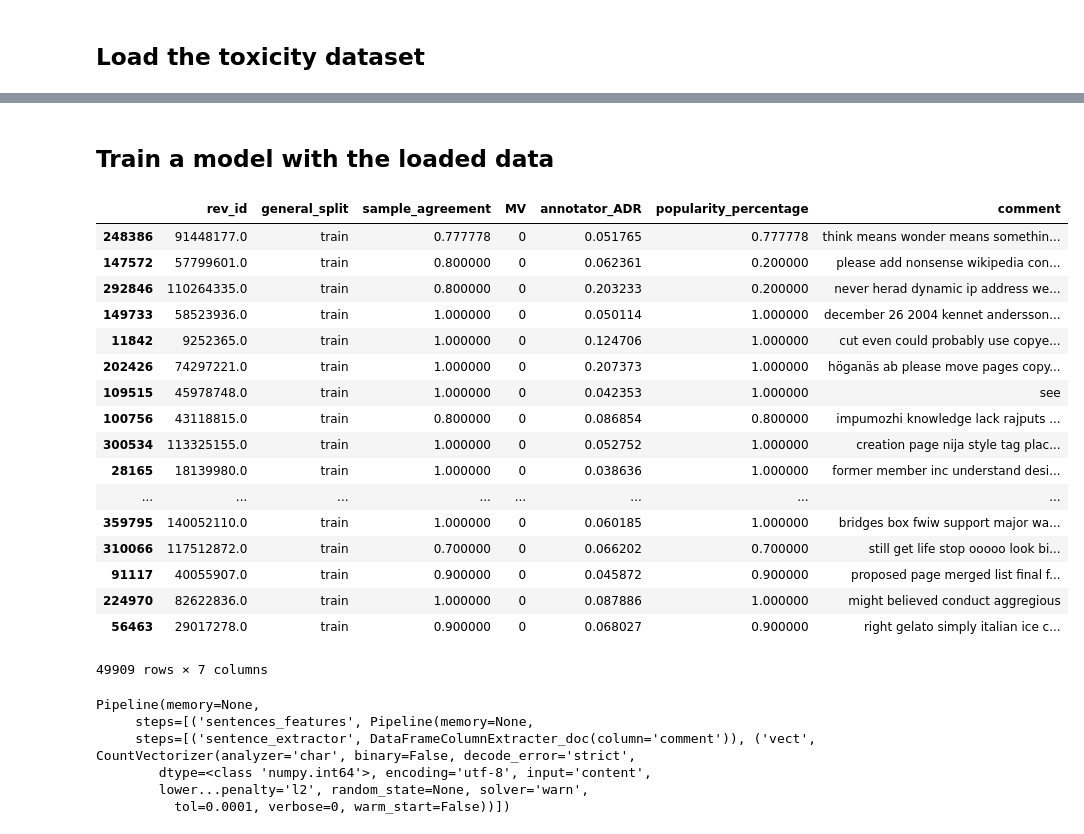
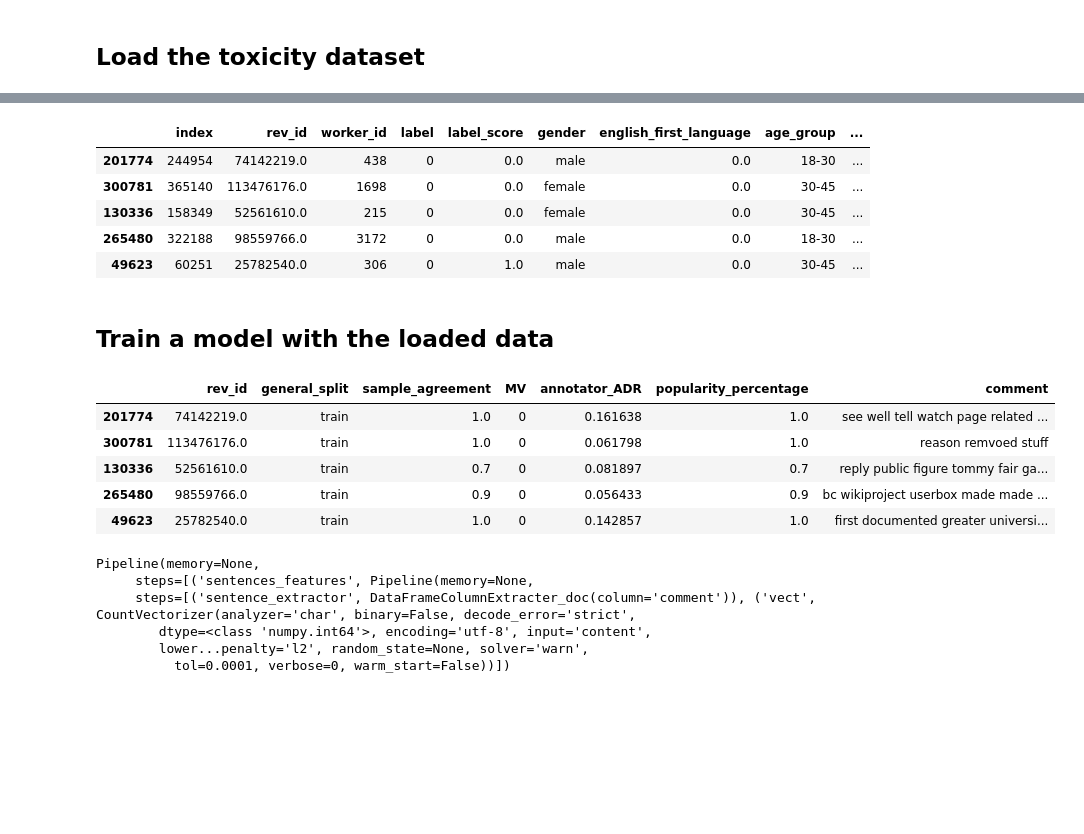
Before and after one commit to agathe-balayn/AIF360, a Jupyter notebook: examples/tutorial_inclusiveness.ipynb, the cells around one changed output, grey strips where cells are left out. Saved outputs shown, nothing was run; the diff lists cells and outputs as text; code cells hidden in the pictures; blank space fills up the shorter version.

```diff
--- a/examples/tutorial_inclusiveness.ipynb
+++ b/examples/tutorial_inclusiveness.ipynb
@@ -72,3 +53,13 @@ dataset_orig_train.dataset
+# %%
+# Check the dataset
+dataset_orig_train.dataset.head()
+# %% [output]
+|  | index | rev_id | worker_id | label | label_score | gender | english_first_language | age_group | ... |
+| 201774 | 244954 | 74142219.0 | 438 | 0 | 0.0 | male | 0.0 | 18-30 | ... |
+| 300781 | 365140 | 113476176.0 | 1698 | 0 | 0.0 | female | 0.0 | 30-45 | ... |
+| 130336 | 158349 | 52561610.0 | 215 | 0 | 0.0 | female | 0.0 | 30-45 | ... |
+| 265480 | 322188 | 98559766.0 | 3172 | 0 | 0.0 | male | 0.0 | 18-30 | ... |
+| 49623 | 60251 | 25782540.0 | 306 | 0 | 1.0 | male | 0.0 | 30-45 | ... |
 # %% [markdown]
 ## Train a model with the loaded data
 # %%
@@ -98,22 +84,10 @@ sequence_length = 100
 # %%
-dataset_train_comments
+dataset_train_comments.head()
 # %% [output]
 |  | rev_id | general_split | sample_agreement | MV | annotator_ADR | popularity_percentage | comment |
-| 248386 | 91448177.0 | train | 0.777778 | 0 | 0.051765 | 0.777778 | think means wonder means somethin... |
-| 147572 | 57799601.0 | train | 0.800000 | 0 | 0.062361 | 0.200000 | please add nonsense wikipedia con... |
-| 292846 | 110264335.0 | train | 0.800000 | 0 | 0.203233 | 0.200000 | never herad dynamic ip address we... |
-| 149733 | 58523936.0 | train | 1.000000 | 0 | 0.050114 | 1.000000 | december 26 2004 kennet andersson... |
-| 11842 | 9252365.0 | train | 1.000000 | 0 | 0.124706 | 1.000000 | cut even could probably use copye... |
-| 202426 | 74297221.0 | train | 1.000000 | 0 | 0.207373 | 1.000000 | höganäs ab please move pages copy... |
-| 109515 | 45978748.0 | train | 1.000000 | 0 | 0.042353 | 1.000000 | see |
-| 100756 | 43118815.0 | train | 0.800000 | 0 | 0.086854 | 0.800000 | impumozhi knowledge lack rajputs ... |
-| 300534 | 113325155.0 | train | 1.000000 | 0 | 0.052752 | 1.000000 | creation page nija style tag plac... |
-| 28165 | 18139980.0 | train | 1.000000 | 0 | 0.038636 | 1.000000 | former member inc understand desi... |
-| ... | ... | ... | ... | ... | ... | ... | ... |
-| 359795 | 140052110.0 | train | 1.000000 | 0 | 0.060185 | 1.000000 | bridges box fwiw support major wa... |
-| 310066 | 117512872.0 | train | 0.700000 | 0 | 0.066202 | 0.700000 | still get life stop ooooo look bi... |
-| 91117 | 40055907.0 | train | 0.900000 | 0 | 0.045872 | 0.900000 | proposed page merged list final f... |
-| 224970 | 82622836.0 | train | 1.000000 | 0 | 0.087886 | 1.000000 | might believed conduct aggregious |
-| 56463 | 29017278.0 | train | 0.900000 | 0 | 0.068027 | 0.900000 | right gelato simply italian ice c... |
+| 201774 | 74142219.0 | train | 1.0 | 0 | 0.161638 | 1.0 | see well tell watch page related ... |
+| 300781 | 113476176.0 | train | 1.0 | 0 | 0.061798 | 1.0 | reason remvoed stuff |
+| 130336 | 52561610.0 | train | 0.7 | 0 | 0.081897 | 0.7 | reply public figure tommy fair ga... |
+| 265480 | 98559766.0 | train | 0.9 | 0 | 0.056433 | 0.9 | bc wikiproject userbox made made ... |
+| 49623 | 25782540.0 | train | 1.0 | 0 | 0.142857 | 1.0 | first documented greater universi... |
-49909 rows × 7 columns
 # %%
```
Also changed, not shown: parts of 24 cells of this notebook, 2 other files.
